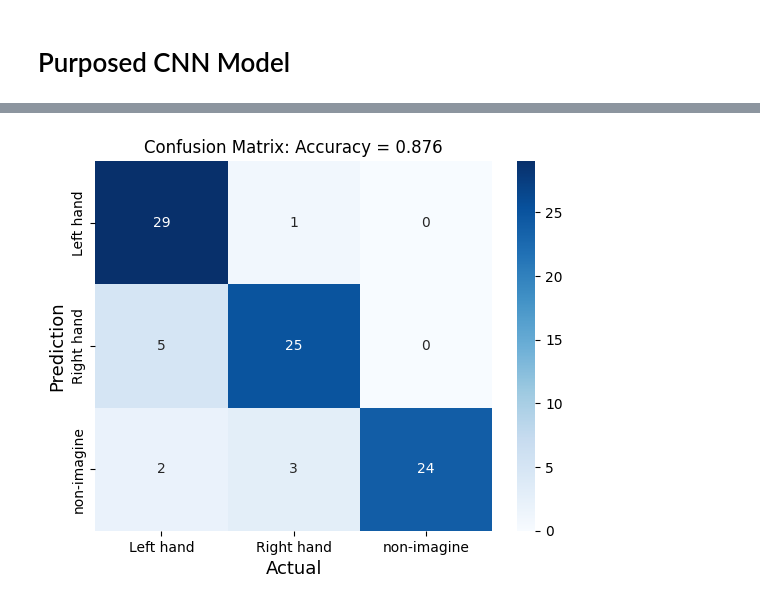
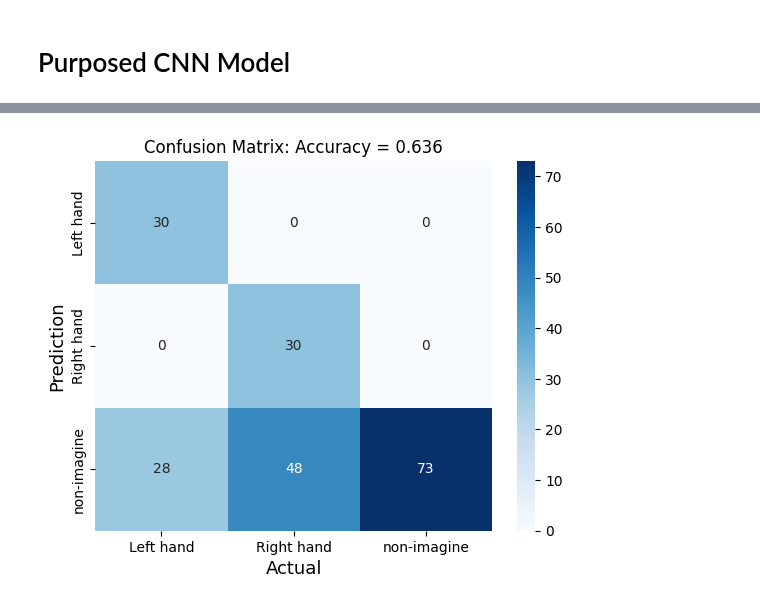
Before and after one commit to pipogood/Senior_Thesis, a Jupyter notebook: 00_Unicorn_deep.ipynb, the cells around one changed output, grey strips where cells are left out. Drawn from its saved outputs; the diff is of its cells as text; code cells hidden in the pictures.

```diff
--- a/00_Unicorn_deep.ipynb
+++ b/00_Unicorn_deep.ipynb
@@ -282,11 +222,11 @@ Try FBCSP
 # %% [markdown]
 train csp
 # %%
-# csp = CSP(n_components=component_num, reg=None, log=None, transform_into='csp_space')
-# csp.fit(train_data, labels)
+csp = CSP(n_components=component_num, reg=None, log=None, transform_into='csp_space')
+csp.fit(train_data, labels)
 
-# with open('trained_csp_newsess_NRL_model.pkl', 'wb') as file:
-#     pickle.dump(csp, file)
+with open('trained_csp_newsess_NRL_model.pkl', 'wb') as file:
+    pickle.dump(csp, file)
 # %% [markdown]
 load csp
 # %%
@@ -331,7 +241,6 @@ STFT
 CWT
 # %%
 FB = 1
-# new_data = train_data
 train_cwt = np.ndarray(shape=(new_data.shape[0], new_data.shape[2], component_num*FB))
 for jj in range(0, new_data.shape[0]):
     train_cwt[jj] = new_data[jj].T
@@ -344,7 +253,7 @@ train_size = len(labels)
 train_data_cwt = np.ndarray(shape=(train_size, len(scales), new_data.shape[2], component_num*FB))
 
 for ii in range(0,train_size):
-    if ii % 40 == 0:
+    if ii % 200 == 0:
         print(ii)
     for jj in range(0,component_num*FB):
         signal = train_cwt[ii, :, jj]
@@ -377,4 +285,7 @@ plt.imshow(train_cwt_stack[0])
 # %%
+outlier_trial = []
 for ii in range(0,train_cwt_stack.shape[0]):
-    print(train_cwt_stack[ii].max(), ii)
+    if train_cwt_stack[ii].max() > 50:
+        outlier_trial.append(ii)
+        print(train_cwt_stack[ii].max(), ii)
 # %% [output]
@@ -398,6 +293,6 @@ for ii in range(0,train_cwt_stack.shape[0]):
 # %%
-train_cwt_stack = np.delete(train_cwt_stack, 68, axis = 0)
-labels = np.delete(labels, 68)
+train_cwt_stack = np.delete(train_cwt_stack, outlier_trial, axis = 0)
+labels = np.delete(labels, outlier_trial)
 # %% [markdown]
 Try scaler
 # %%
@@ -520,7 +373,7 @@ Epoch 15: val_accuracy did not improve from 0.59259
 from keras.models import load_model
 from sklearn.metrics import confusion_matrix
 import seaborn as sns
-pretrained_model = load_model("CNN_model_newsess_NRL_weights.h5")
+pretrained_model = load_model("CNN+RNN_model_newsess_NRL_slide_weights.h5")
 
 y_test = keras.utils.to_categorical(labels-lowest, num_classes)
 
@@ -558 +411 @@ plt.show()
-[figure, old version]
+[figure, new version]
```
Also changed, not shown: parts of 26 cells of this notebook, 26 other files.
